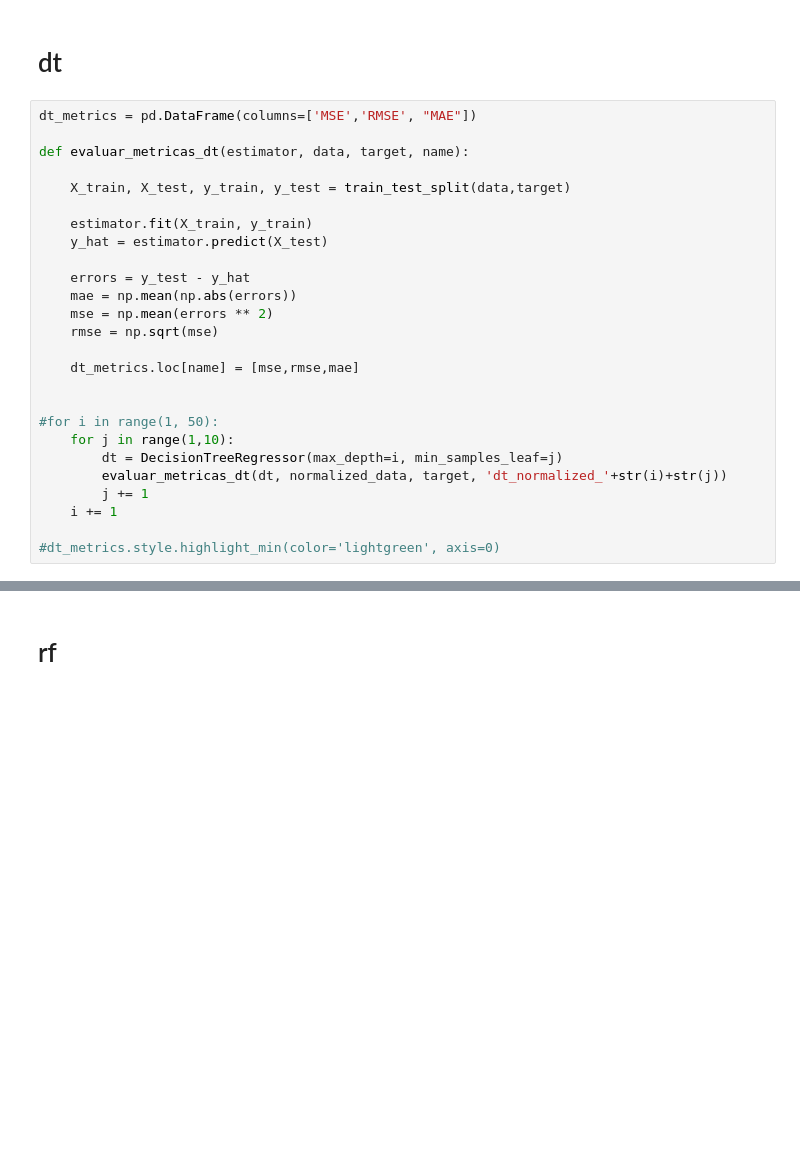
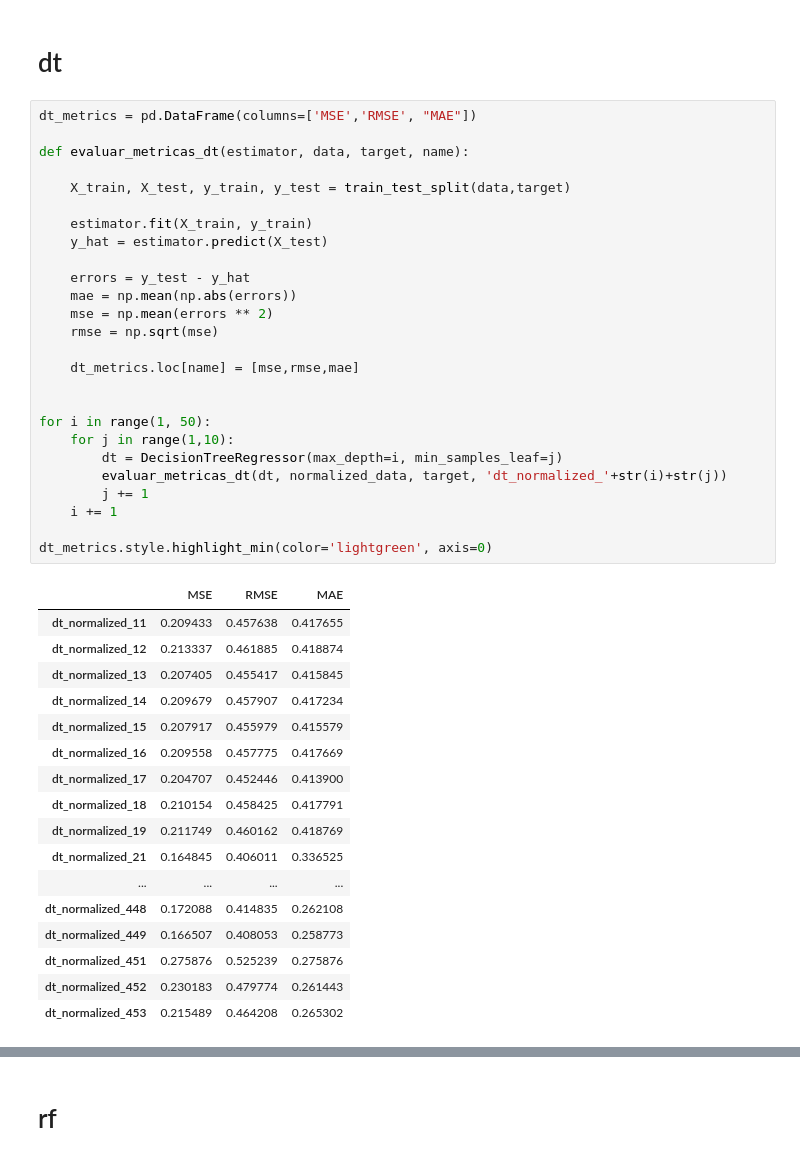
Before and after one commit to robertomanzanolopez/nba_statistics_prediction, a Jupyter notebook: clean_dataframe_2.ipynb, the cells around one changed output, grey strips where cells are left out. Drawn from its saved outputs; the diff is of its cells as text; blank space fills up the shorter version.

```diff
--- a/clean_dataframe_2.ipynb
+++ b/clean_dataframe_2.ipynb
@@ -147,28 +262,46 @@ def evaluar_metricas_kn(estimator, data, target, name):
 # %%
 dt_metrics = pd.DataFrame(columns=['MSE','RMSE', "MAE"])
 
 def evaluar_metricas_dt(estimator, data, target, name):
 
     X_train, X_test, y_train, y_test = train_test_split(data,target)
 
     estimator.fit(X_train, y_train)
     y_hat = estimator.predict(X_test)
 
     errors = y_test - y_hat
     mae = np.mean(np.abs(errors))
     mse = np.mean(errors ** 2)
     rmse = np.sqrt(mse)
 
     dt_metrics.loc[name] = [mse,rmse,mae]
 
 
-#for i in range(1, 50):
+for i in range(1, 50):
     for j in range(1,10):
         dt = DecisionTreeRegressor(max_depth=i, min_samples_leaf=j)
         evaluar_metricas_dt(dt, normalized_data, target, 'dt_normalized_'+str(i)+str(j))
         j += 1
     i += 1
 
-#dt_metrics.style.highlight_min(color='lightgreen', axis=0)
+dt_metrics.style.highlight_min(color='lightgreen', axis=0)
+# %% [output]
+|  | MSE | RMSE | MAE |
+| dt_normalized_11 | 0.209433 | 0.457638 | 0.417655 |
+| dt_normalized_12 | 0.213337 | 0.461885 | 0.418874 |
+| dt_normalized_13 | 0.207405 | 0.455417 | 0.415845 |
+| dt_normalized_14 | 0.209679 | 0.457907 | 0.417234 |
+| dt_normalized_15 | 0.207917 | 0.455979 | 0.415579 |
+| dt_normalized_16 | 0.209558 | 0.457775 | 0.417669 |
+| dt_normalized_17 | 0.204707 | 0.452446 | 0.413900 |
+| dt_normalized_18 | 0.210154 | 0.458425 | 0.417791 |
+| dt_normalized_19 | 0.211749 | 0.460162 | 0.418769 |
+| dt_normalized_21 | 0.164845 | 0.406011 | 0.336525 |
+| ... | ... | ... | ... |
+| dt_normalized_448 | 0.172088 | 0.414835 | 0.262108 |
+| dt_normalized_449 | 0.166507 | 0.408053 | 0.258773 |
+| dt_normalized_451 | 0.275876 | 0.525239 | 0.275876 |
+| dt_normalized_452 | 0.230183 | 0.479774 | 0.261443 |
+| dt_normalized_453 | 0.215489 | 0.464208 | 0.265302 |
 # %% [markdown]
 ### Conclusión dt:
```
Also changed, not shown: parts of 31 cells of this notebook.
